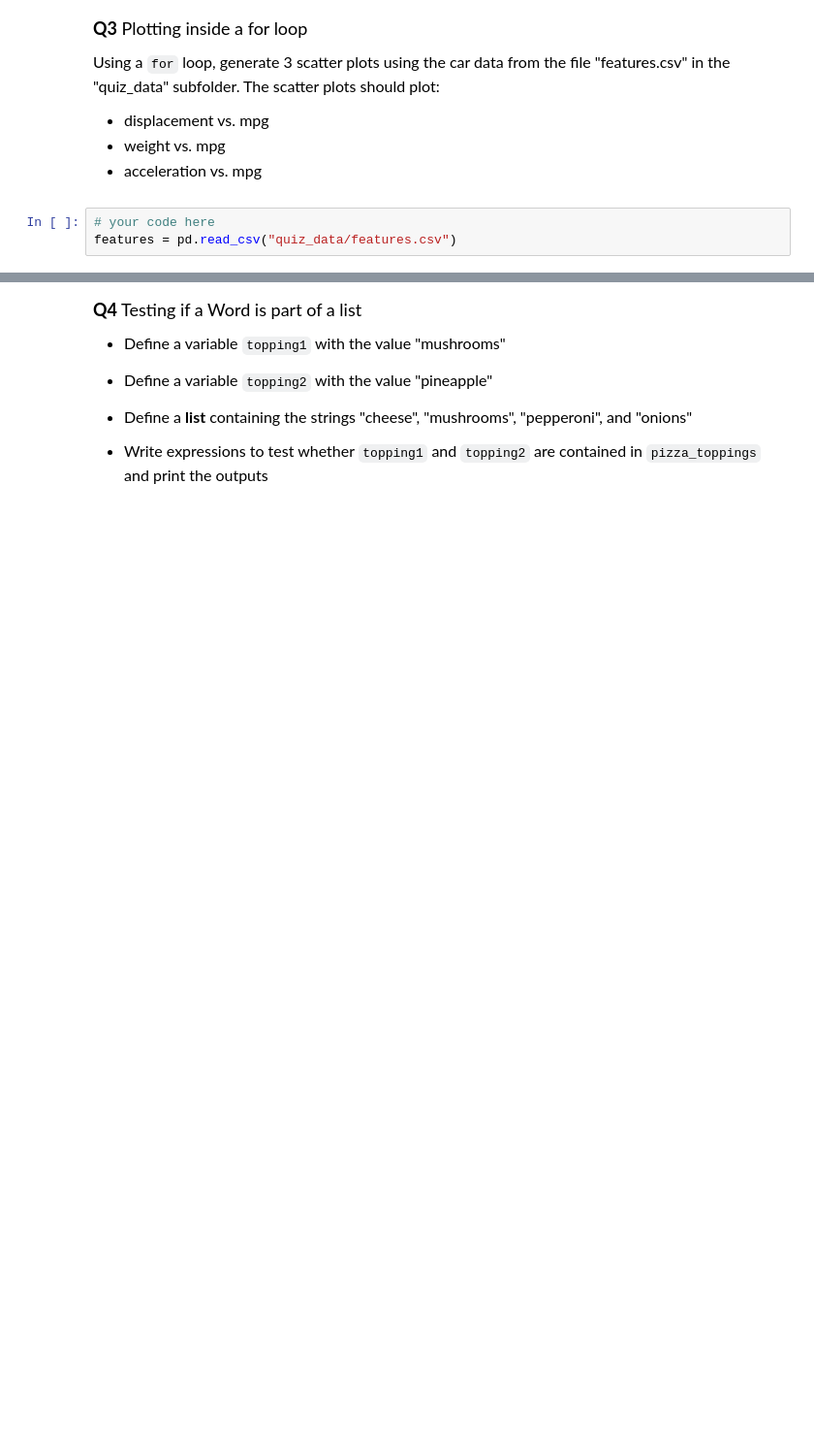
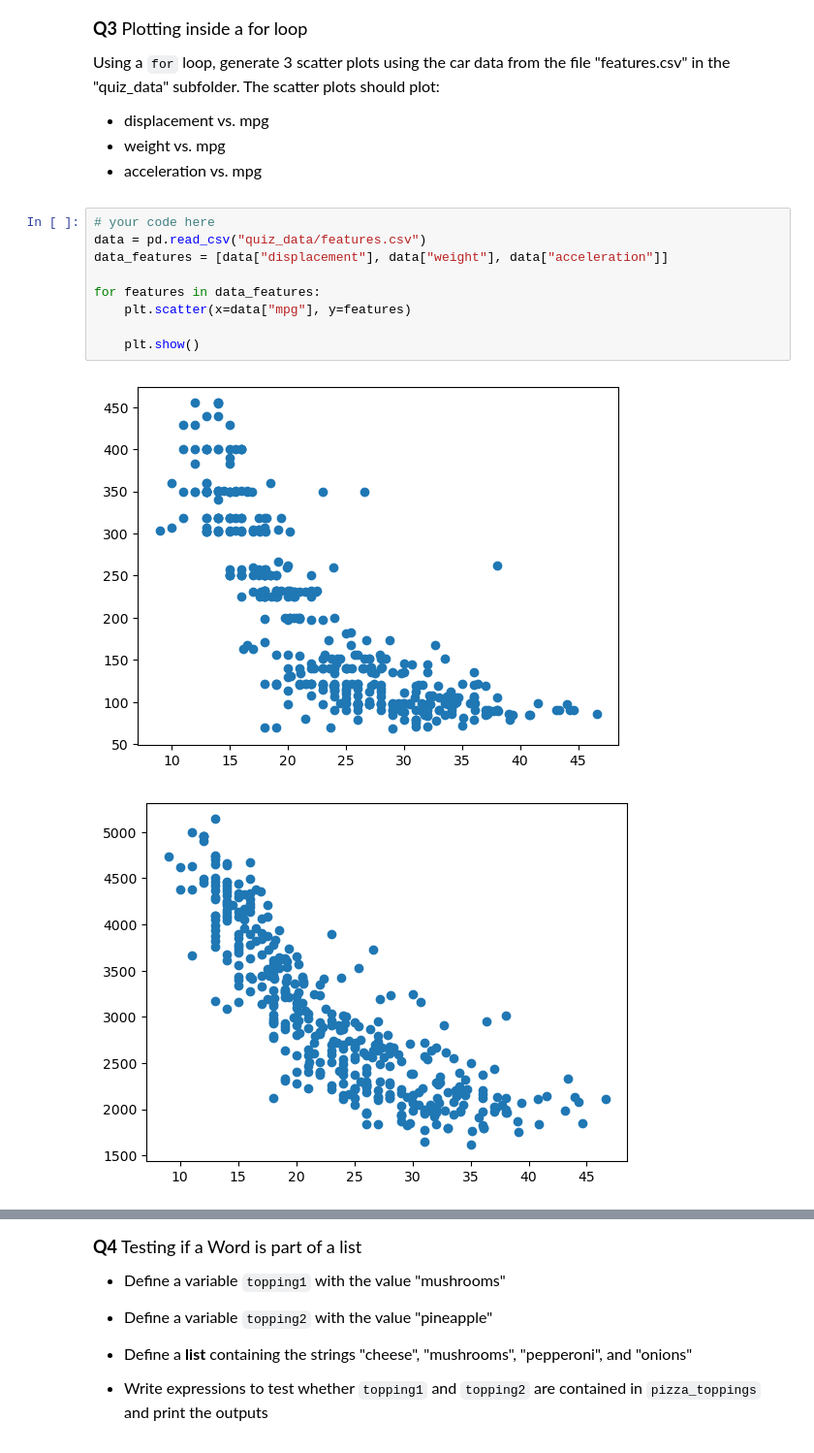
Before and after one commit to wkdduswo/datasci151spring2026, a Jupyter notebook: _quizzes/practice_quiz/practice_quiz.ipynb, the cells around one changed output, grey strips where cells are left out. Shown at 97% size. Cells and saved outputs as stored; diff of their text form; blank space fills up the shorter version.

```diff
--- a/_quizzes/practice_quiz/practice_quiz.ipynb
+++ b/_quizzes/practice_quiz/practice_quiz.ipynb
@@ -122,4 +122,13 @@ Using a `for` loop, generate 3 scatter plots using the car data from the file "f
 - acceleration vs. mpg
 # %%
 # your code here
-features = pd.read_csv("quiz_data/features.csv")
+data = pd.read_csv("quiz_data/features.csv")
+data_features = [data["displacement"], data["weight"], data["acceleration"]]
+
+for features in data_features:
+    plt.scatter(x=data["mpg"], y=features)
+
+    plt.show()
+# %% [output]
+[figure, added]
+[figure, added]
```
Also changed, not shown: parts of 1 cell of this notebook, 1 other file.
